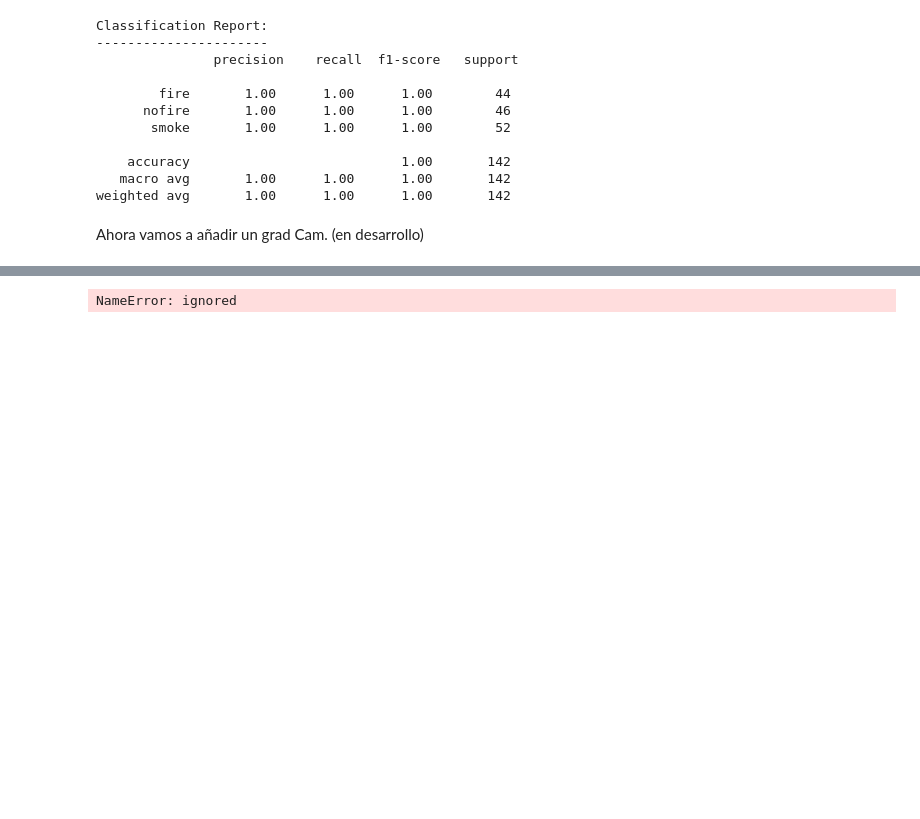
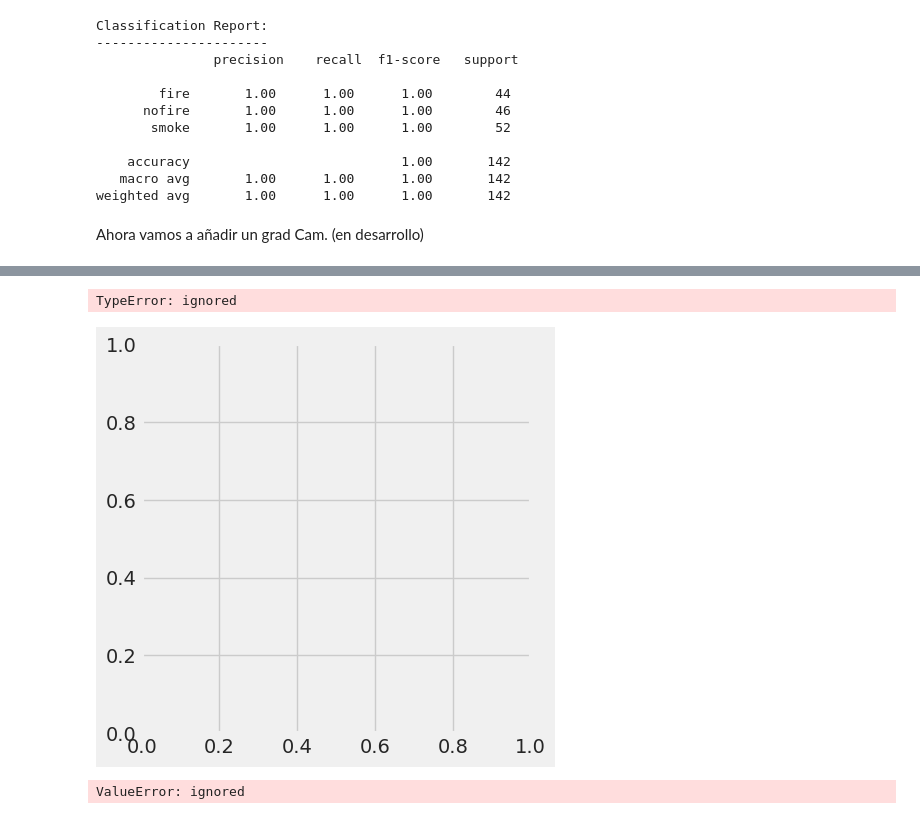
Before and after one commit to JonDScode/Fire_Detection, a Jupyter notebook: smoke_fire_f1_score_99_9.ipynb, the cells around one changed output, grey strips where cells are left out. Cells and saved outputs as stored; diff of their text form; code cells hidden in the pictures; blank space fills up the shorter version.

```diff
--- a/smoke_fire_f1_score_99_9.ipynb
+++ b/smoke_fire_f1_score_99_9.ipynb
@@ -809,3 +841,10 @@ def get_grad_cam(model, image, class_index):
+# %%
+image
+input_image = tf.image.resize(image, (200, 400), method=tf.image.ResizeMethod.BILINEAR)
+input_image
+# %% [output]
+TypeError: ignored
+[figure, added]
 # %%
 # Obtener la última capa convolucional
 last_conv_layer = model.get_layer('conv2d_4')
@@ -816,7 +855,7 @@ grad_model = tf.keras.models.Model(inputs=model.inputs, outputs=last_conv_layer.
 # Obtener los gradientes de la última capa convolucional con respecto a la salida deseada
 with tf.GradientTape() as tape:
     # Hacer la predicción del modelo base
-    inputs = tf.cast(resized_image, tf.float32)
+    inputs = tf.cast(image, tf.float32)
     tape.watch(inputs)
     preds = model(inputs)
     top_pred_index = tf.argmax(preds[0])
@@ -849,4 +888,4 @@ plt.imshow(superimposed_img)
 plt.axis('off')
 plt.show()
 # %% [output]
-NameError: ignored
+ValueError: ignored
```
Also changed, not shown: parts of 16 cells of this notebook.
